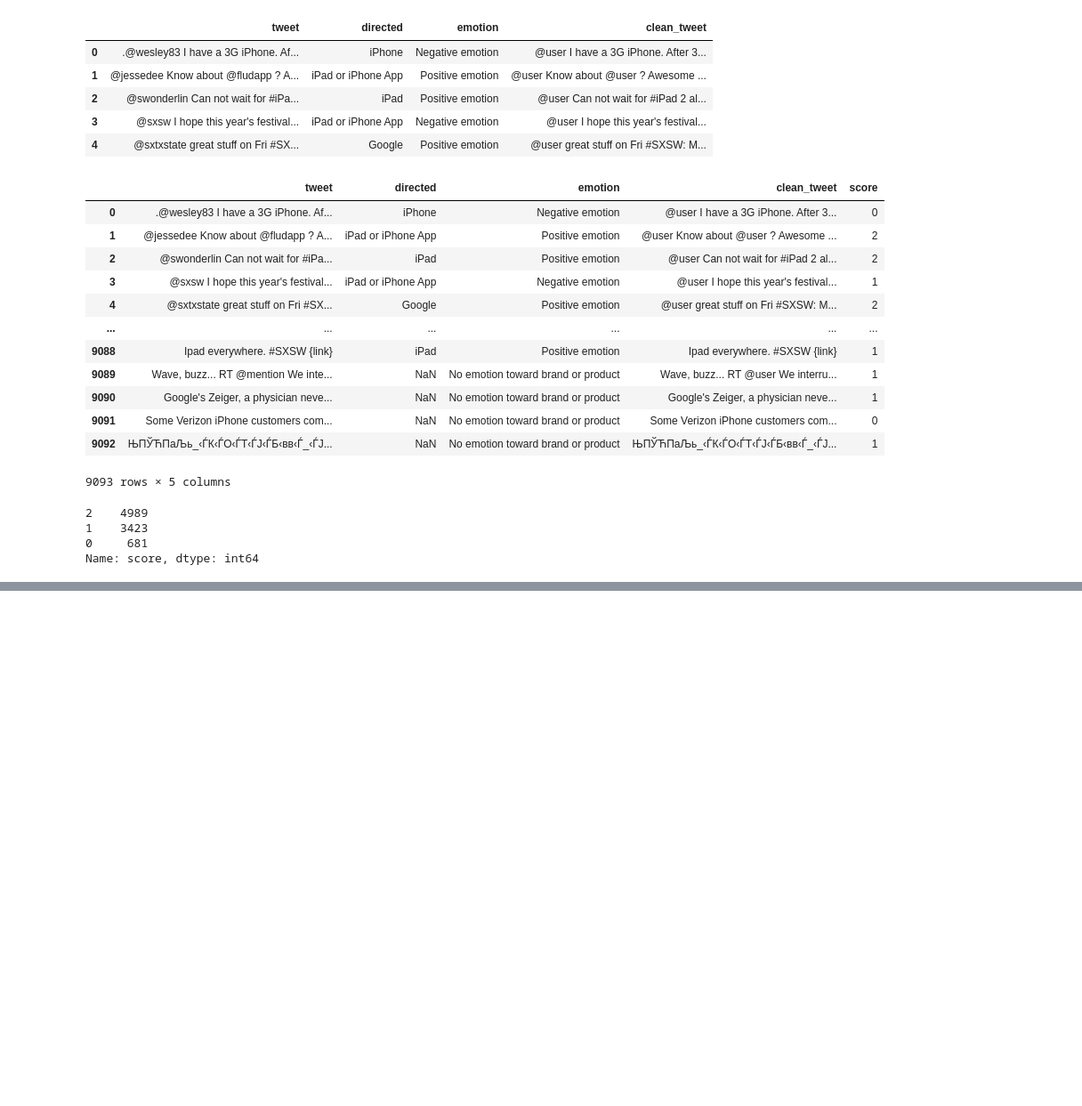
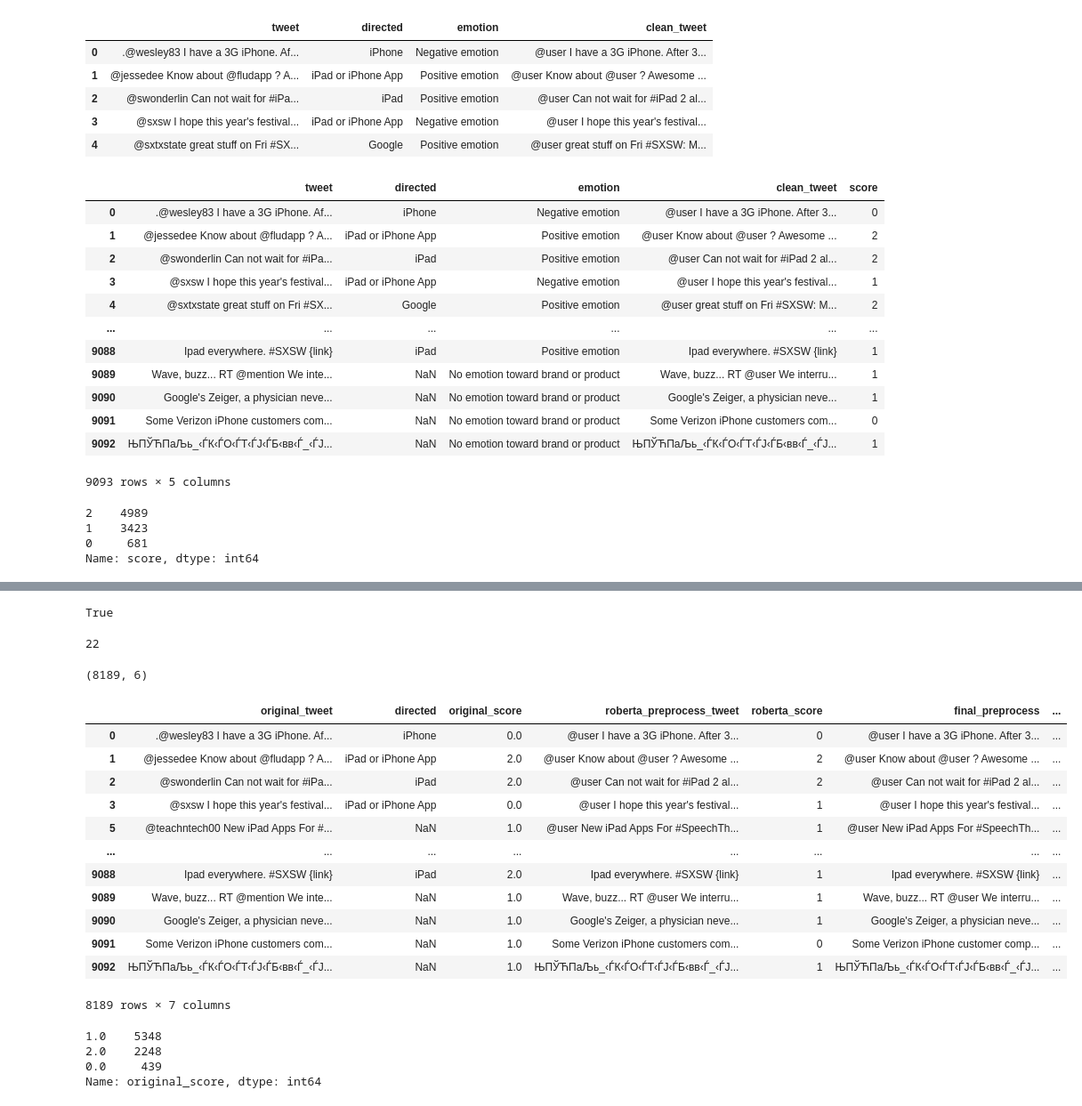
Before and after one commit to leo-schell/Phase4NLP, a Jupyter notebook: RoBerta.ipynb, the cells around one changed output, grey strips where cells are left out. Shown at 89% size. Drawn from its saved outputs; the diff is of its cells as text; code cells hidden in the pictures; blank space fills up the shorter version.

Commit message:
roberta with extra preprocessing

```diff
--- a/RoBerta.ipynb
+++ b/RoBerta.ipynb
@@ -367,0 +547,5 @@ clean_roberta.to_csv('data/roberta.csv')
+# %%
+emo_dict = {'No emotion toward brand or product': 1, 'Positive emotion': 2, 'Negative emotion': 0}
+clean_roberta['original_score'] = clean_roberta['original_score'].map(emo_dict)
+
+clean_roberta.head()
@@ -367,0 +579,62 @@ clean_roberta.to_csv('data/roberta.csv')
+# %%
+clean_roberta['original_tweet'].str.contains('japan').any()
+# %% [output]
+True
+# %%
+clean_roberta['original_tweet'].str.contains('japan').sum()
+# %% [output]
+22
+# %%
+clean_roberta = clean_roberta.drop(clean_roberta[clean_roberta.apply(lambda row: row.astype(str).str.contains('japan').any(), axis=1)].index)
+clean_roberta.shape
+# %% [output]
+(8189, 6)
+# %%
+def model_roberta(df):
+    sentiment = []
+
+    #encode and run through model in clean_tweets
+    for tweet in df['final_preprocess']:
+        encoded_input = tokenizer(str(tweet), return_tensors='pt')
+        output = model(**encoded_input)
+        scores = output[0][0].detach().numpy()
+        scores = softmax(scores)
+
+        score_list = []
+        score_list.append(scores[0])
+        score_list.append(scores[1])
+        score_list.append(scores[2])
+
+        def find_max_score_index(scores):
+            max_score = max(scores)
+            max_index = scores.index(max_score)
+            if max_index == 0:
+                return 0
+            elif max_index == 1:
+                return 1
+            elif max_index == 2:
+                return 2
+            else:
+                return 5
+
+        sentiment.append(find_max_score_index(score_list))
+
+    clean_roberta['final_roberta_score'] = sentiment
+
+    return df
+# %%
+model_roberta(clean_roberta)
+# %% [output]
+|  | original_tweet | directed | original_score | roberta_preprocess_tweet | roberta_score | final_preprocess | ... |
+| 0 | .@wesley83 I have a 3G iPhone. Af... | iPhone | 0.0 | @user I have a 3G iPhone. After 3... | 0 | @user I have a 3G iPhone. After 3... | ... |
+| 1 | @jessedee Know about @fludapp ? A... | iPad or iPhone App | 2.0 | @user Know about @user ? Awesome ... | 2 | @user Know about @user ? Awesome ... | ... |
+| 2 | @swonderlin Can not wait for #iPa... | iPad | 2.0 | @user Can not wait for #iPad 2 al... | 2 | @user Can not wait for #iPad 2 al... | ... |
+| 3 | @sxsw I hope this year's festival... | iPad or iPhone App | 0.0 | @user I hope this year's festival... | 1 | @user I hope this year's festival... | ... |
+| 5 | @teachntech00 New iPad Apps For #... | NaN | 1.0 | @user New iPad Apps For #SpeechTh... | 1 | @user New iPad Apps For #SpeechTh... | ... |
+| ... | ... | ... | ... | ... | ... | ... | ... |
+| 9088 | Ipad everywhere. #SXSW {link} | iPad | 2.0 | Ipad everywhere. #SXSW {link} | 1 | Ipad everywhere. #SXSW {link} | ... |
+| 9089 | Wave, buzz... RT @mention We inte... | NaN | 1.0 | Wave, buzz... RT @user We interru... | 1 | Wave, buzz... RT @user We interru... | ... |
+| 9090 | Google's Zeiger, a physician neve... | NaN | 1.0 | Google's Zeiger, a physician neve... | 1 | Google's Zeiger, a physician neve... | ... |
+| 9091 | Some Verizon iPhone customers com... | NaN | 1.0 | Some Verizon iPhone customers com... | 0 | Some Verizon iPhone customer comp... | ... |
+| 9092 | ЊПЎЋПаЉь_‹ЃК‹ЃО‹ЃТ‹ЃЈ‹ЃБ‹вв‹Ѓ_‹ЃЈ... | NaN | 1.0 | ЊПЎЋПаЉь_‹ЃК‹ЃО‹ЃТ‹ЃЈ‹ЃБ‹вв‹Ѓ_‹ЃЈ... | 1 | ЊПЎЋПаЉь_‹ЃК‹ЃО‹ЃТ‹ЃЈ‹ЃБ‹вв‹Ѓ_‹ЃЈ... | ... |
+8189 rows × 7 columns
@@ -367,0 +643,7 @@ clean_roberta.to_csv('data/roberta.csv')
+# %%
+clean_roberta['original_score'].value_counts()
+# %% [output]
+1.0    5348
+2.0    2248
+0.0     439
+Name: original_score, dtype: int64
```
Also changed, not shown: parts of 24 cells of this notebook, 2 other files.
